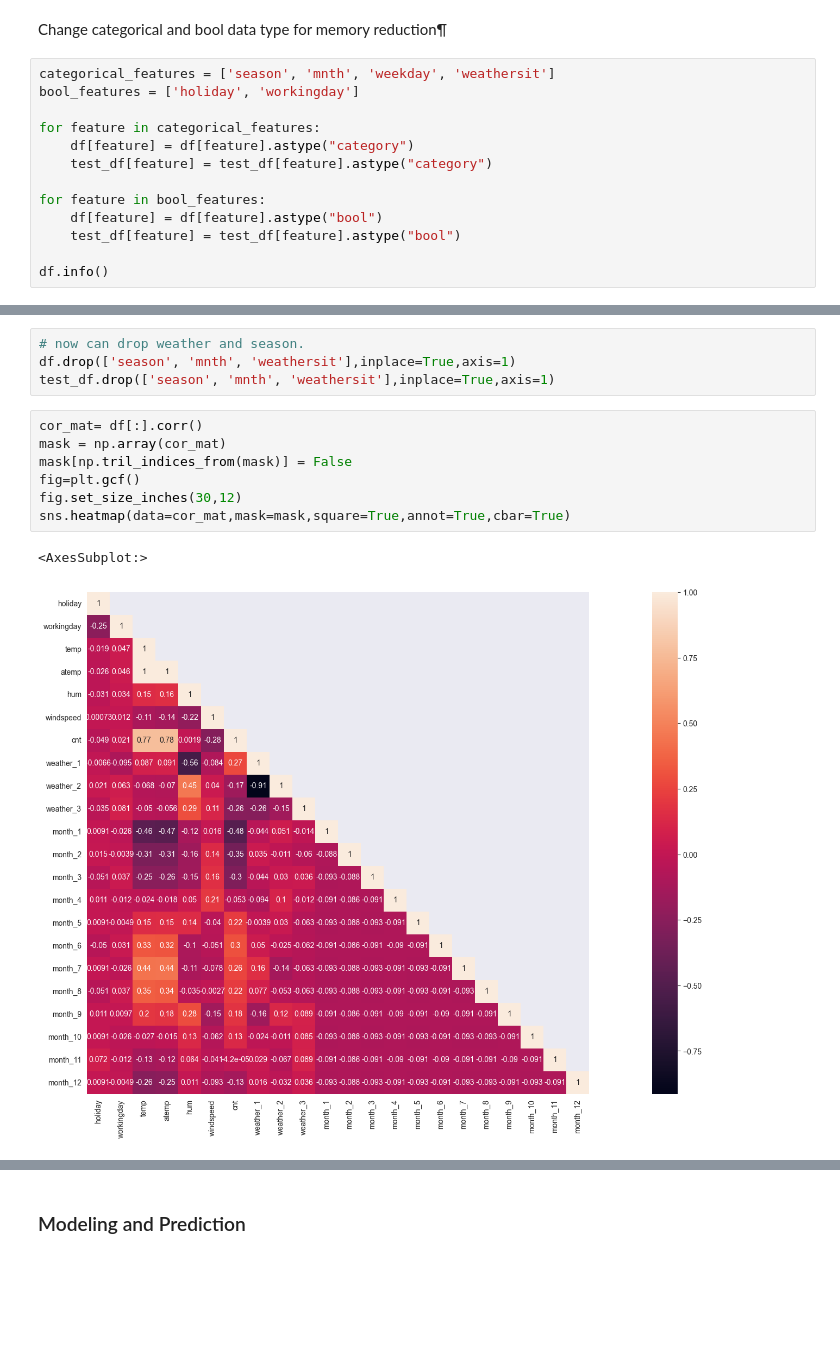
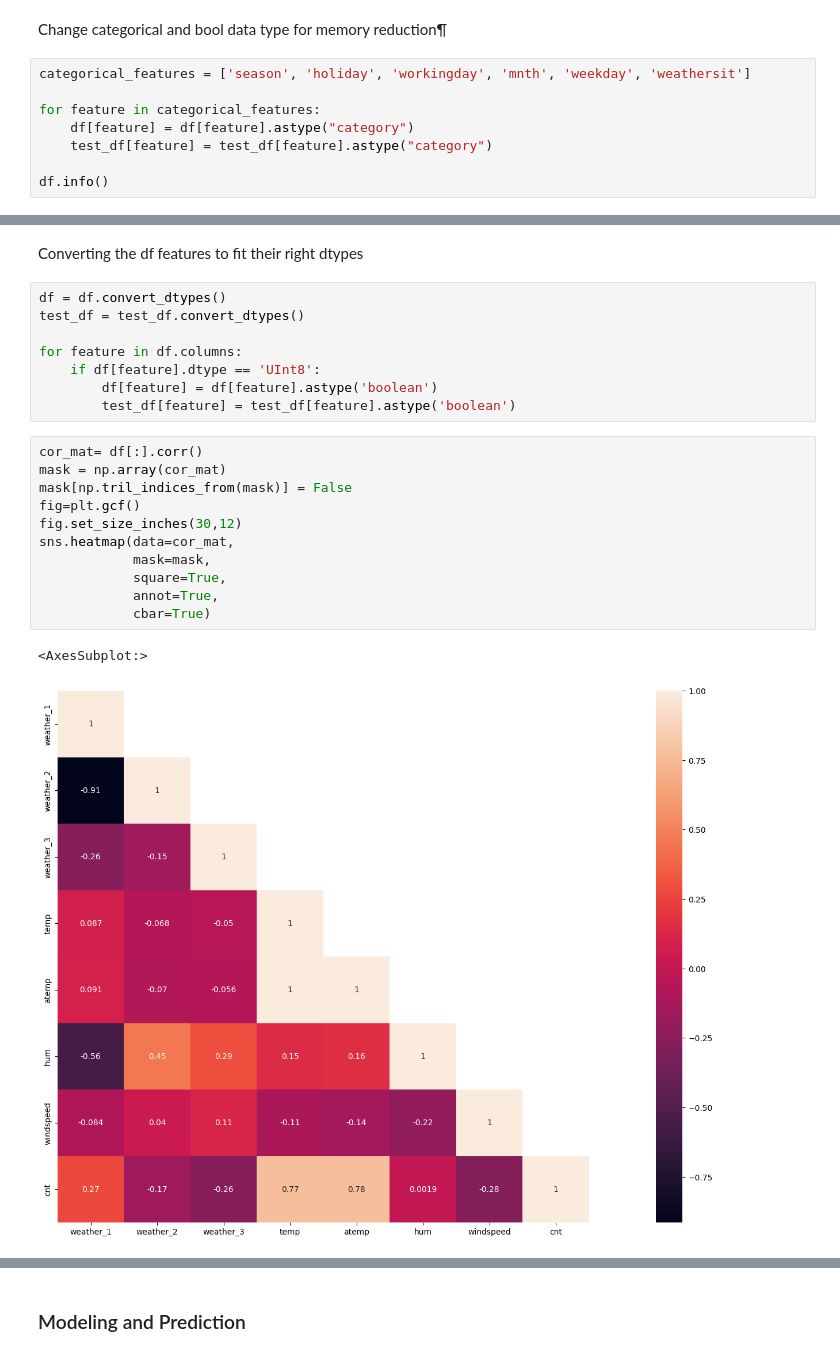
Before and after one commit to OdedHellman/Bike-Sharing-Demand---Kaggle-Competition, a Jupyter notebook: competition_notebook.ipynb, the cells around one changed output, grey strips where cells are left out. Drawn from its saved outputs; the diff is of its cells as text; blank space fills up the shorter version.

```diff
--- a/competition_notebook.ipynb
+++ b/competition_notebook.ipynb
@@ -286,17 +276,12 @@ As expected - we can see there is a negative correlation between 'weathersit'/'w
 # %% [markdown]
 Change categorical and bool data type for memory reduction¶
 # %%
-categorical_features = ['season', 'mnth', 'weekday', 'weathersit']
-bool_features = ['holiday', 'workingday']
+categorical_features = ['season', 'holiday', 'workingday', 'mnth', 'weekday', 'weathersit']
 
 for feature in categorical_features:
     df[feature] = df[feature].astype("category")
     test_df[feature] = test_df[feature].astype("category")
 
-for feature in bool_features:
-    df[feature] = df[feature].astype("bool")
-    test_df[feature] = test_df[feature].astype("bool")
-
 df.info()
 # %% [output]
 <class 'pandas.core.frame.DataFrame'>
@@ -335,15 +340,25 @@ test_df=pd.concat([test_df, mnth], axis=1)
-# %%
-# now can drop weather and season.
-df.drop(['season', 'mnth', 'weathersit'],inplace=True,axis=1)
-test_df.drop(['season', 'mnth', 'weathersit'],inplace=True,axis=1)
+# %% [markdown]
+Converting the df features to fit their right dtypes
+# %%
+df = df.convert_dtypes()
+test_df = test_df.convert_dtypes()
+
+for feature in df.columns:
+    if df[feature].dtype == 'UInt8':
+        df[feature] = df[feature].astype('boolean')
+        test_df[feature] = test_df[feature].astype('boolean')
 # %%
 cor_mat= df[:].corr()
 mask = np.array(cor_mat)
 mask[np.tril_indices_from(mask)] = False
 fig=plt.gcf()
 fig.set_size_inches(30,12)
-sns.heatmap(data=cor_mat,mask=mask,square=True,annot=True,cbar=True)
+sns.heatmap(data=cor_mat,
+            mask=mask,
+            square=True,
+            annot=True,
+            cbar=True)
 # %% [output]
 <AxesSubplot:>
-[figure, old version]
+[figure, new version]
 # %%
```
Also changed, not shown: parts of 32 cells of this notebook.
